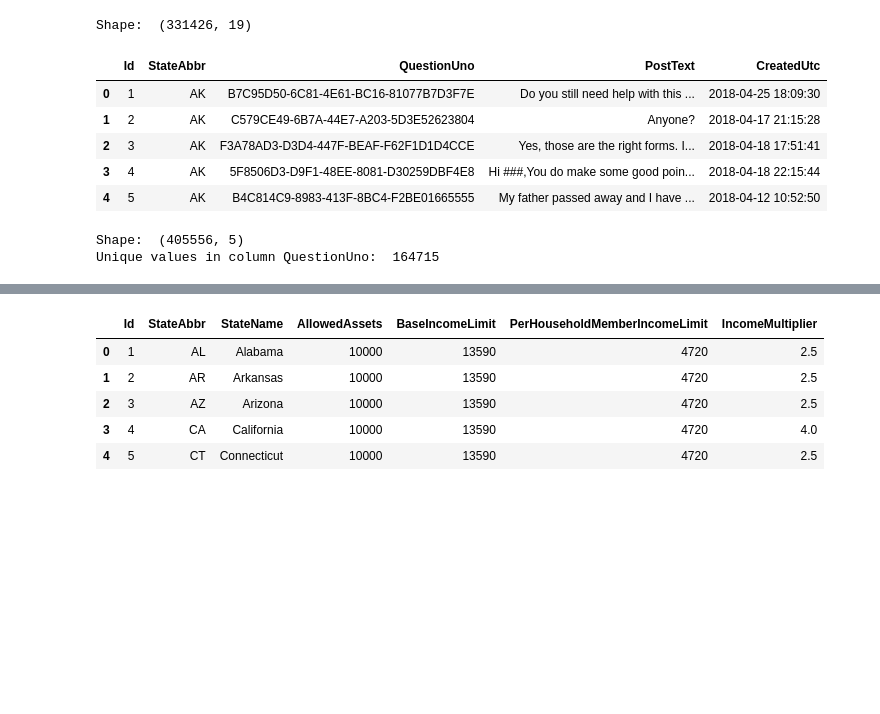
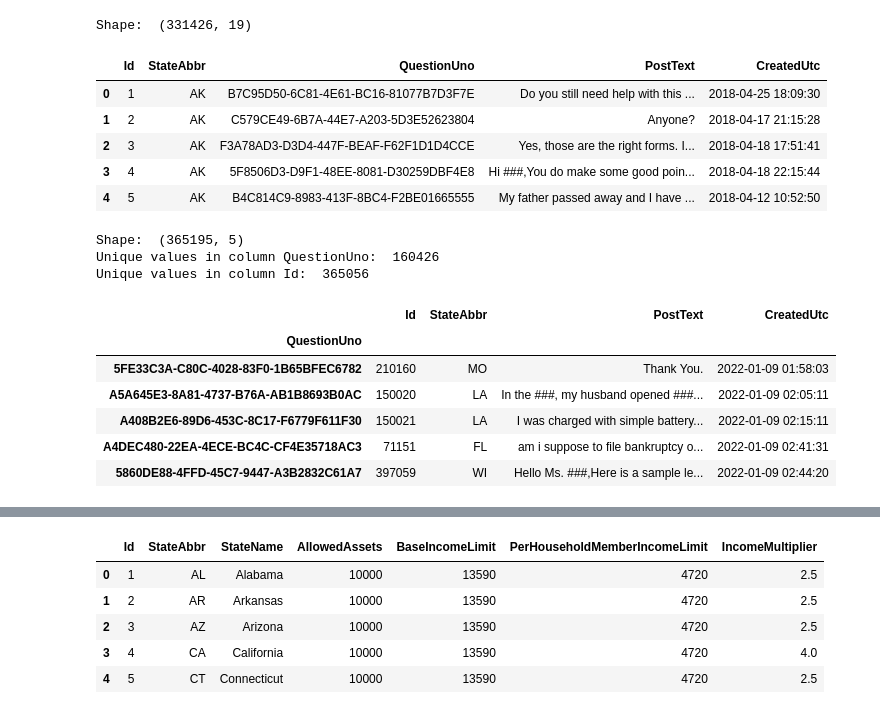
Before and after one commit to dwijenchawra/asadatafest_2023, a Jupyter notebook: arnav_work.ipynb, the cells around one changed output, grey strips where cells are left out. Drawn from its saved outputs; the diff is of its cells as text; code cells hidden in the pictures; blank space fills up the shorter version.

```diff
--- a/arnav_work.ipynb
+++ b/arnav_work.ipynb
@@ -108,7 +113,8 @@ Shape:  (331426, 19)
     #4. PostText: Redacted Text of the Question Post
     #5. CreatedUtc: Date and Time the Question Post was Created
 
-question_posts_df = pd.read_csv('./data/CLEAN_QUESTIONS.txt', sep='`')
+#question_posts_df = pd.read_csv('csv_processing/CLEAN_QUESTIONS.txt', sep='`')
+question_posts_df = pd.read_csv('data/questionposts.csv', on_bad_lines='skip')
 display(question_posts_df.head())
 print("Shape: ", question_posts_df.shape)
 #print the unique values in column QuestionUno
@@ -122,8 +128,24 @@ print("Unique values in column Id: ", question_posts_df['Id'].nunique())
 | 2 | 3 | AK | F3A78AD3-D3D4-447F-BEAF-F62F1D1D4CCE | Yes, those are the right forms. I... | 2018-04-18 17:51:41 |
 | 3 | 4 | AK | 5F8506D3-D9F1-48EE-8081-D30259DBF4E8 | Hi ###,You do make some good poin... | 2018-04-18 22:15:44 |
 | 4 | 5 | AK | B4C814C9-8983-413F-8BC4-F2BE01665555 | My father passed away and I have ... | 2018-04-12 10:52:50 |
-Shape:  (405556, 5)
-Unique values in column QuestionUno:  164715
+Shape:  (365195, 5)
+Unique values in column QuestionUno:  160426
+Unique values in column Id:  365056
+# %%
+#indexthe question_posts_df by QuestionUno, then sort by CreatedUtc
+alt_question_posts_df = question_posts_df.set_index('QuestionUno').sort_values(by='CreatedUtc')
+#drop all rows with null CreatedUtc values
+alt_question_posts_df = alt_question_posts_df.dropna(subset=['CreatedUtc'])
+alt_question_posts_df.stack()
+display(alt_question_posts_df.tail())
+# %% [output]
+|  | Id | StateAbbr | PostText | CreatedUtc |
+| QuestionUno |  |  |  |  |
+| 5FE33C3A-C80C-4028-83F0-1B65BFEC6782 | 210160 | MO | Thank You. | 2022-01-09 01:58:03 |
+| A5A645E3-8A81-4737-B76A-AB1B8693B0AC | 150020 | LA | In the ###, my husband opened ###... | 2022-01-09 02:05:11 |
+| A408B2E6-89D6-453C-8C17-F6779F611F30 | 150021 | LA | I was charged with simple battery... | 2022-01-09 02:15:11 |
+| A4DEC480-22EA-4ECE-BC4C-CF4E35718AC3 | 71151 | FL | am i suppose to file bankruptcy o... | 2022-01-09 02:41:31 |
+| 5860DE88-4FFD-45C7-9447-A3B2832C61A7 | 397059 | WI | Hello Ms. ###,Here is a sample le... | 2022-01-09 02:44:20 |
 # %%
 #Data Dictionary for questions_df
     #1. ID: Numeric Identifier for the Question
```
Also changed, not shown: parts of 2 cells of this notebook.
